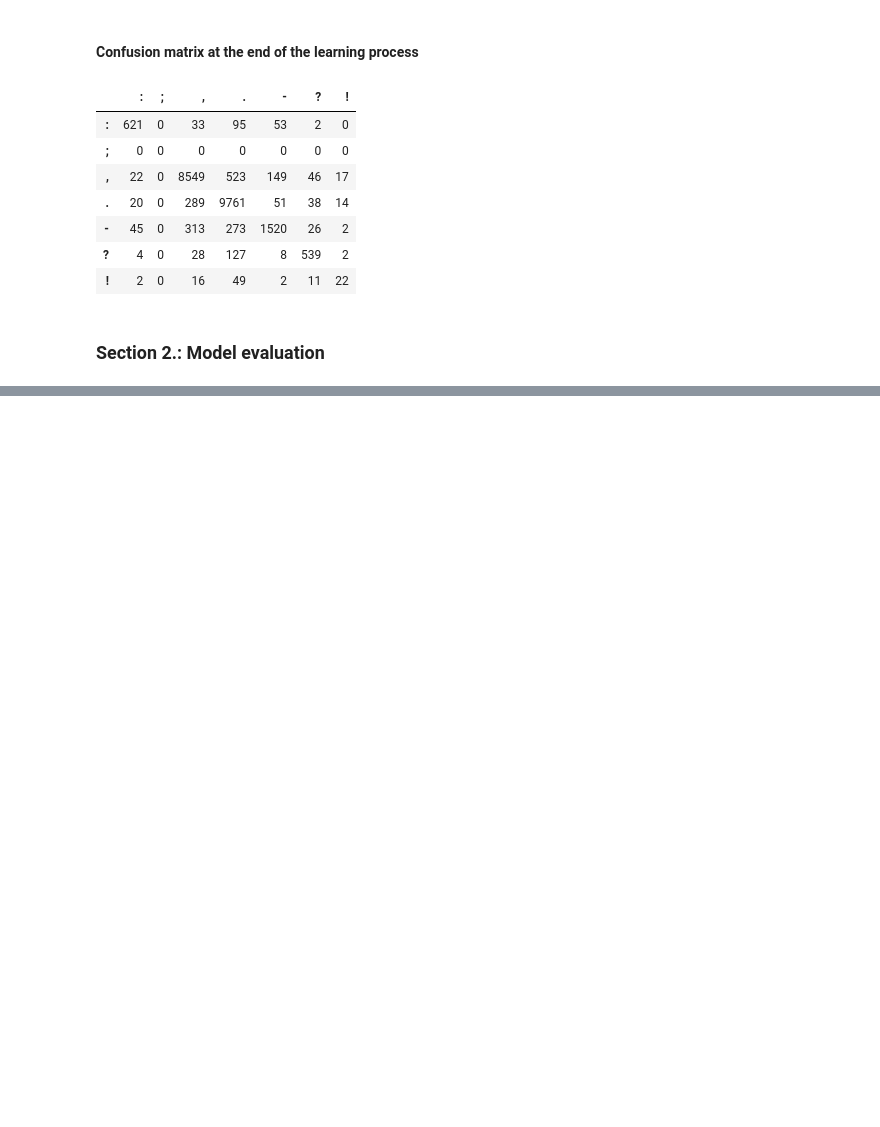
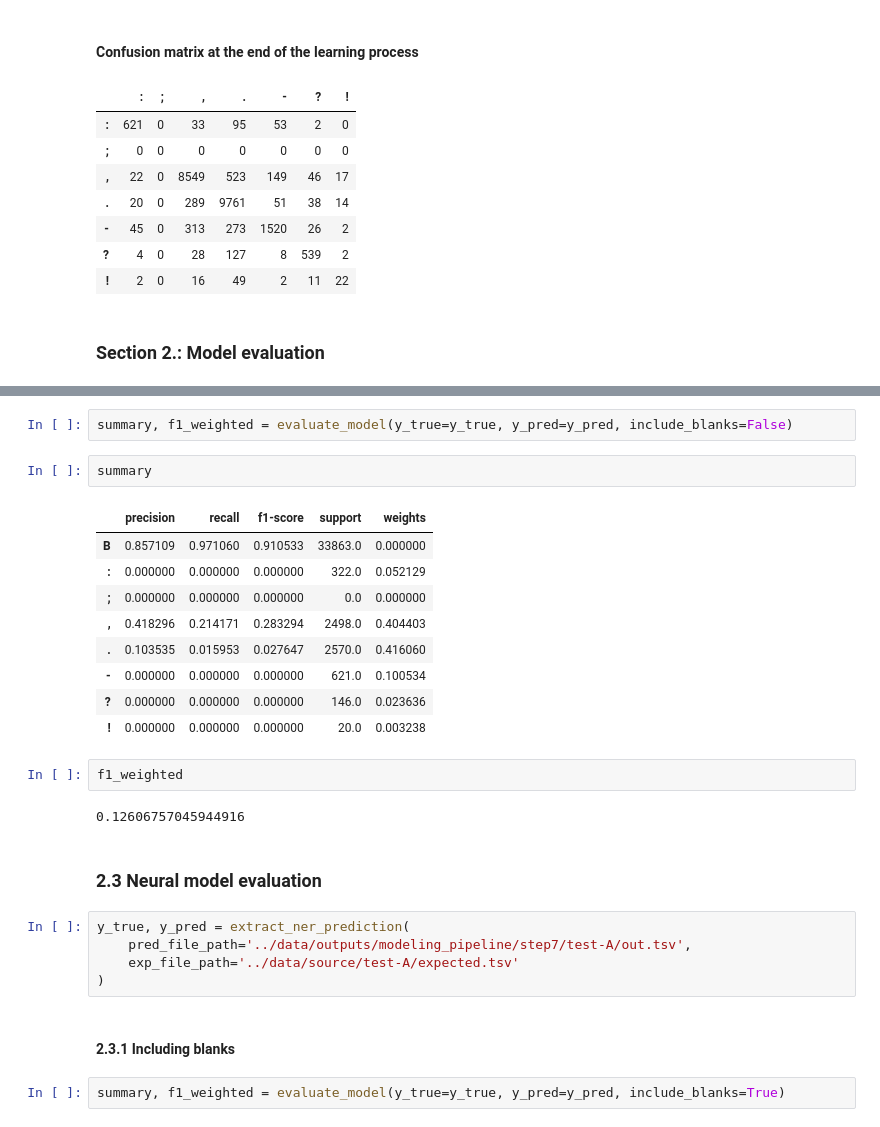
Before and after one commit to ejowik/2022-punctuation-restoration, a Jupyter notebook: src/model_evaluation.ipynb, the cells around one changed output, grey strips where cells are left out. Drawn from its saved outputs; the diff is of its cells as text; blank space fills up the shorter version.

```diff
--- a/src/model_evaluation.ipynb
+++ b/src/model_evaluation.ipynb
@@ -110,0 +274,29 @@ display(pd.DataFrame(result_conf_matr, columns=labels[1:], index=labels[1:]))
+# %%
+summary, f1_weighted = evaluate_model(y_true=y_true, y_pred=y_pred, include_blanks=False)
+# %%
+summary
+# %% [output]
+|  | precision | recall | f1-score | support | weights |
+| B | 0.857109 | 0.971060 | 0.910533 | 33863.0 | 0.000000 |
+| : | 0.000000 | 0.000000 | 0.000000 | 322.0 | 0.052129 |
+| ; | 0.000000 | 0.000000 | 0.000000 | 0.0 | 0.000000 |
+| , | 0.418296 | 0.214171 | 0.283294 | 2498.0 | 0.404403 |
+| . | 0.103535 | 0.015953 | 0.027647 | 2570.0 | 0.416060 |
+| - | 0.000000 | 0.000000 | 0.000000 | 621.0 | 0.100534 |
+| ? | 0.000000 | 0.000000 | 0.000000 | 146.0 | 0.023636 |
+| ! | 0.000000 | 0.000000 | 0.000000 | 20.0 | 0.003238 |
+# %%
+f1_weighted
+# %% [output]
+0.12606757045944916
+# %% [markdown]
+### <span style='font-family:Georgia'> 2.3 Neural model evaluation
+# %%
+y_true, y_pred = extract_ner_prediction(
+    pred_file_path='../data/outputs/modeling_pipeline/step7/test-A/out.tsv',
+    exp_file_path='../data/source/test-A/expected.tsv'
+)
+# %% [markdown]
+#### <span style='font-family:Georgia'> 2.3.1 Including blanks
+# %%
+summary, f1_weighted = evaluate_model(y_true=y_true, y_pred=y_pred, include_blanks=True)
```
Also changed, not shown: parts of 26 cells of this notebook.
